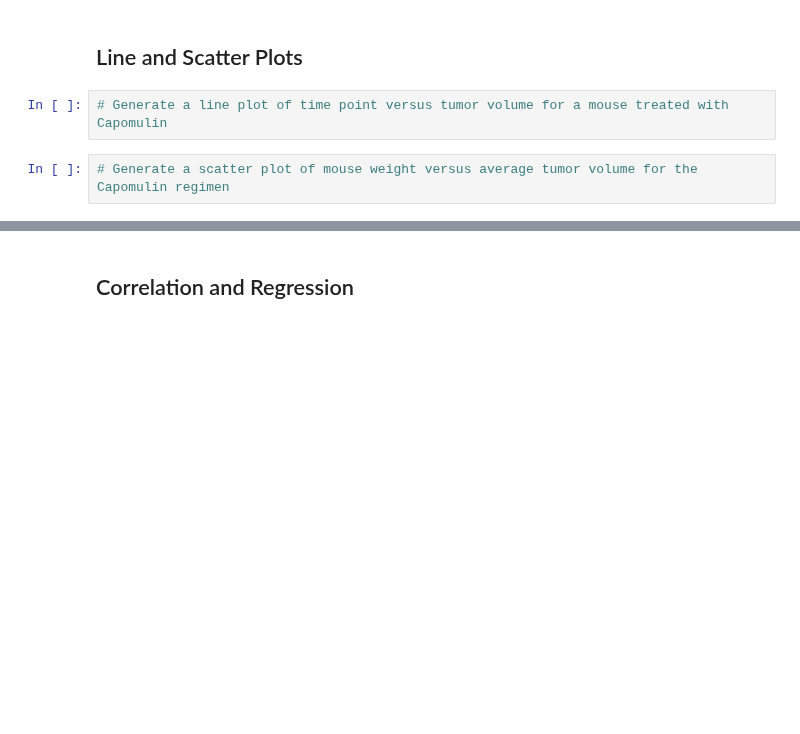
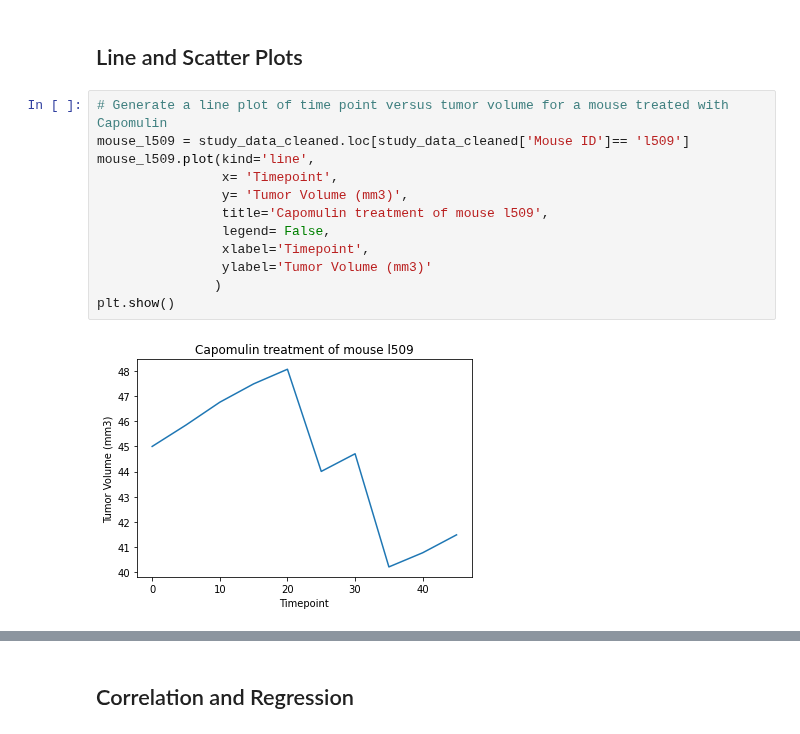
Before and after one commit to rebekahcallkacz/matplotlib-challenge, a Jupyter notebook: Pymaceuticals/main.ipynb, the cells around one changed output, grey strips where cells are left out. Drawn from its saved outputs; the diff is of its cells as text; blank space fills up the shorter version.

```diff
--- a/Pymaceuticals/main.ipynb
+++ b/Pymaceuticals/main.ipynb
@@ -196,5 +204,15 @@ plt.show()
 ## Line and Scatter Plots
 # %%
 # Generate a line plot of time point versus tumor volume for a mouse treated with Capomulin
+mouse_l509 = study_data_cleaned.loc[study_data_cleaned['Mouse ID']== 'l509']
+mouse_l509.plot(kind='line',
+                x= 'Timepoint',
+                y= 'Tumor Volume (mm3)',
+                title='Capomulin treatment of mouse l509',
+                legend= False,
+                xlabel='Timepoint',
+                ylabel='Tumor Volume (mm3)'
+               )
+plt.show()
+# %% [output]
+[figure, added]
-# %%
-# Generate a scatter plot of mouse weight versus average tumor volume for the Capomulin regimen
```
Also changed, not shown: parts of 6 cells of this notebook.
